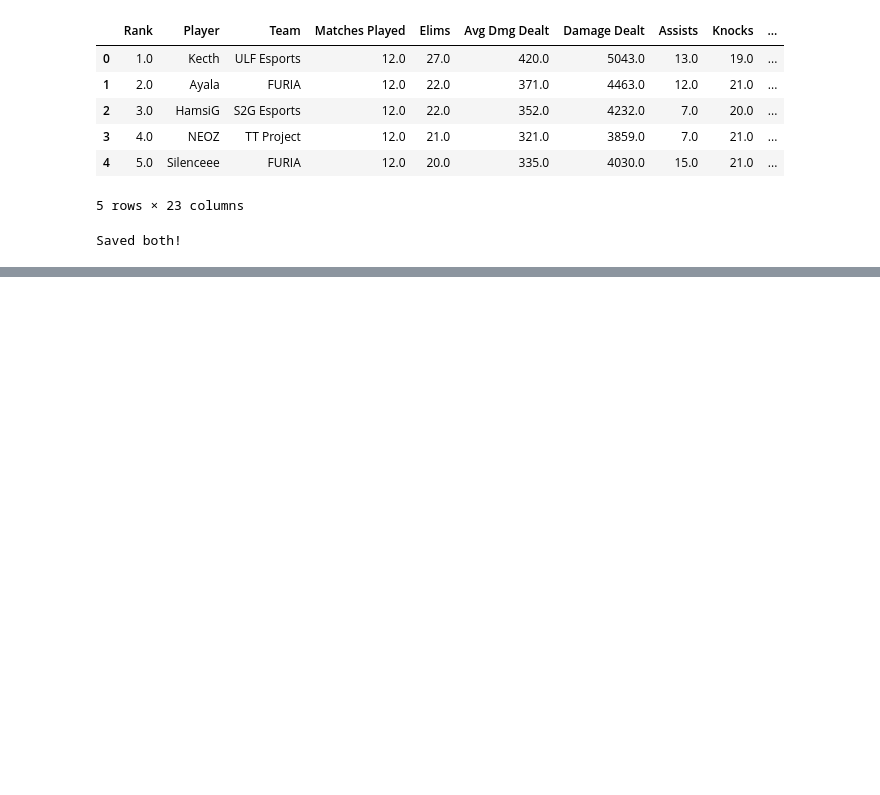
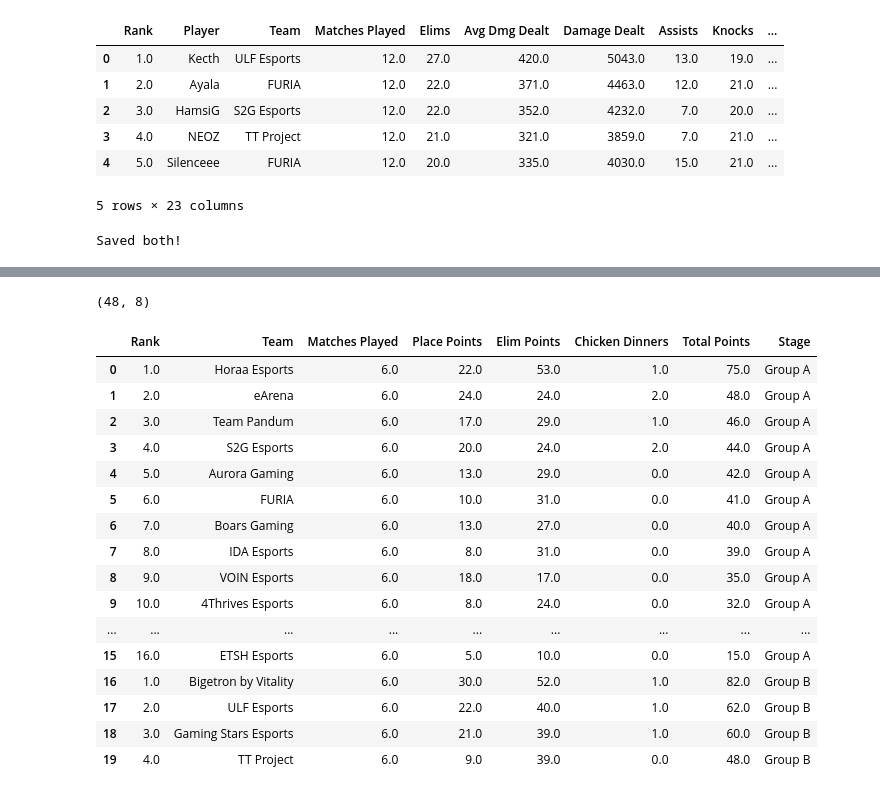
Before and after one commit to Faizan-2624/pmgo-s1-dashboards, a Jupyter notebook: notebooks/datas_clean.ipynb, the cells around one changed output, grey strips where cells are left out. Drawn from its saved outputs; the diff is of its cells as text; code cells hidden in the pictures; blank space fills up the shorter version.

Commit message:
added tournament journey and group & survival stage

```diff
--- a/notebooks/datas_clean.ipynb
+++ b/notebooks/datas_clean.ipynb
@@ -572,3 +572,18 @@ player_adv_df.to_csv('../data/player_advanced_stats_clean.csv', index=False)
 print("Saved both!")
 # %% [output]
 Saved both!
+# %%
+def load_stage_standings(filepath, stage_name):
+    df = pd.read_csv(filepath, skiprows=2, header=None)
+    df.columns = ['Rank', 'Team', 'Matches Played', 'Place Points', 'Elim Points', 'Chicken Dinners', 'Total Points']
+    numeric_cols = ['Rank', 'Matches Played', 'Place Points', 'Elim Points', 'Chicken Dinners', 'Total Points']
+    for col in numeric_cols:
+        df[col] = df[col].astype(str).str.replace(',', '').astype(float)
+    df['Stage'] = stage_name
+    return df
+
+group_a_teams = load_stage_standings('../data/group_stage_a_teams.csv', 'Group A')
+group_b_teams = load_stage_standings('../data/group_stage_b_teams.csv', 'Group B')
+survival_teams = load_stage_standings('../data/survival_stage_teams.csv', 'Survival Stage')
+
+group_a_teams.head()
@@ -574,0 +615,24 @@ Saved both!
+# %%
+all_stages_df = pd.concat([group_a_teams, group_b_teams, survival_teams], ignore_index=True)
+all_stages_df.to_csv('../data/stage_standings_clean.csv', index=False)
+print(all_stages_df.shape)
+all_stages_df.head(20)
+# %% [output]
+(48, 8)
+|  | Rank | Team | Matches Played | Place Points | Elim Points | Chicken Dinners | Total Points | Stage |
+| 0 | 1.0 | Horaa Esports | 6.0 | 22.0 | 53.0 | 1.0 | 75.0 | Group A |
+| 1 | 2.0 | eArena | 6.0 | 24.0 | 24.0 | 2.0 | 48.0 | Group A |
+| 2 | 3.0 | Team Pandum | 6.0 | 17.0 | 29.0 | 1.0 | 46.0 | Group A |
+| 3 | 4.0 | S2G Esports | 6.0 | 20.0 | 24.0 | 2.0 | 44.0 | Group A |
+| 4 | 5.0 | Aurora Gaming | 6.0 | 13.0 | 29.0 | 0.0 | 42.0 | Group A |
+| 5 | 6.0 | FURIA | 6.0 | 10.0 | 31.0 | 0.0 | 41.0 | Group A |
+| 6 | 7.0 | Boars Gaming | 6.0 | 13.0 | 27.0 | 0.0 | 40.0 | Group A |
+| 7 | 8.0 | IDA Esports | 6.0 | 8.0 | 31.0 | 0.0 | 39.0 | Group A |
+| 8 | 9.0 | VOIN Esports | 6.0 | 18.0 | 17.0 | 0.0 | 35.0 | Group A |
+| 9 | 10.0 | 4Thrives Esports | 6.0 | 8.0 | 24.0 | 0.0 | 32.0 | Group A |
+| ... | ... | ... | ... | ... | ... | ... | ... | ... |
+| 15 | 16.0 | ETSH Esports | 6.0 | 5.0 | 10.0 | 0.0 | 15.0 | Group A |
+| 16 | 1.0 | Bigetron by Vitality | 6.0 | 30.0 | 52.0 | 1.0 | 82.0 | Group B |
+| 17 | 2.0 | ULF Esports | 6.0 | 22.0 | 40.0 | 1.0 | 62.0 | Group B |
+| 18 | 3.0 | Gaming Stars Esports | 6.0 | 21.0 | 39.0 | 1.0 | 60.0 | Group B |
+| 19 | 4.0 | TT Project | 6.0 | 9.0 | 39.0 | 0.0 | 48.0 | Group B |
```
Also changed, not shown: parts of 3 cells of this notebook, 11 other files.
